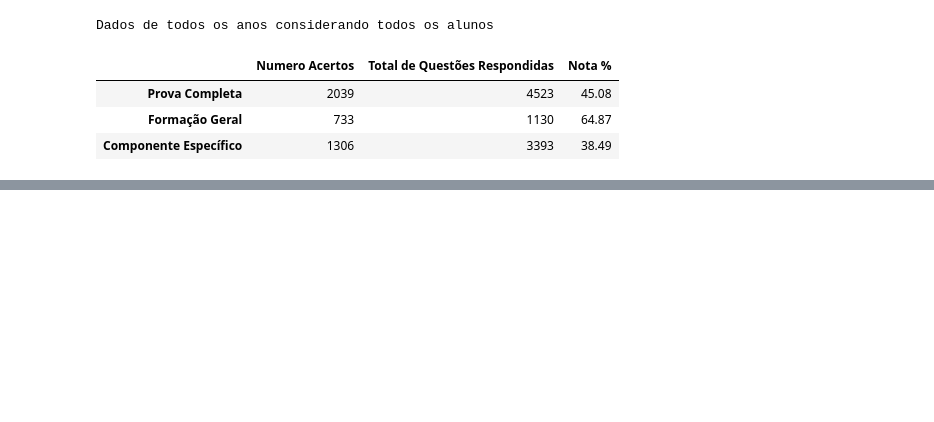
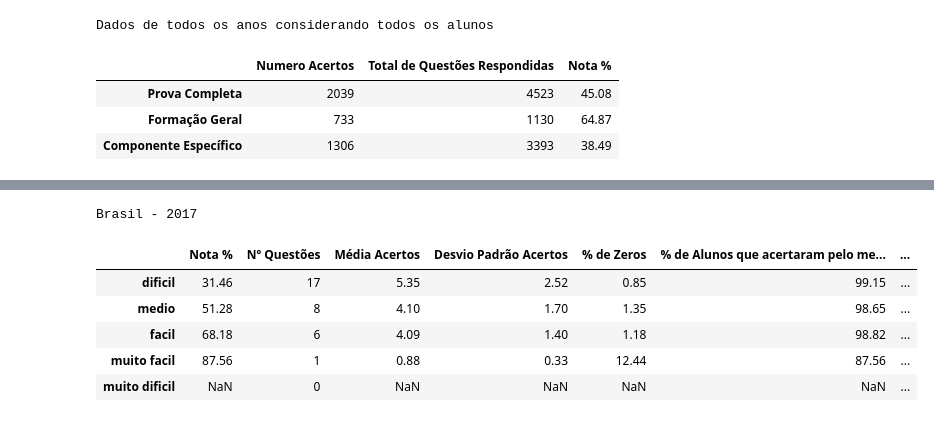
Before and after one commit to renan-cunha/KDD-Enade-Computing, a Jupyter notebook: main.ipynb, the cells around one changed output, grey strips where cells are left out. Saved outputs shown, nothing was run; the diff lists cells and outputs as text; code cells hidden in the pictures; blank space fills up the shorter version.

```diff
--- a/main.ipynb
+++ b/main.ipynb
@@ -626,0 +758,11 @@ Dados de todos os anos considerando todos os alunos
+# %%
+print("Brasil - 2017")
+display_dfs_difficulty_br[2017]
+# %% [output]
+Brasil - 2017
+|  | Nota % | Nº Questões | Média Acertos | Desvio Padrão Acertos | % de Zeros | % de Alunos que acertaram pelo me... | ... |
+| dificil | 31.46 | 17 | 5.35 | 2.52 | 0.85 | 99.15 | ... |
+| medio | 51.28 | 8 | 4.10 | 1.70 | 1.35 | 98.65 | ... |
+| facil | 68.18 | 6 | 4.09 | 1.40 | 1.18 | 98.82 | ... |
+| muito facil | 87.56 | 1 | 0.88 | 0.33 | 12.44 | 87.56 | ... |
+| muito dificil | NaN | 0 | NaN | NaN | NaN | NaN | ... |
```
Also changed, not shown: parts of 34 cells of this notebook.
